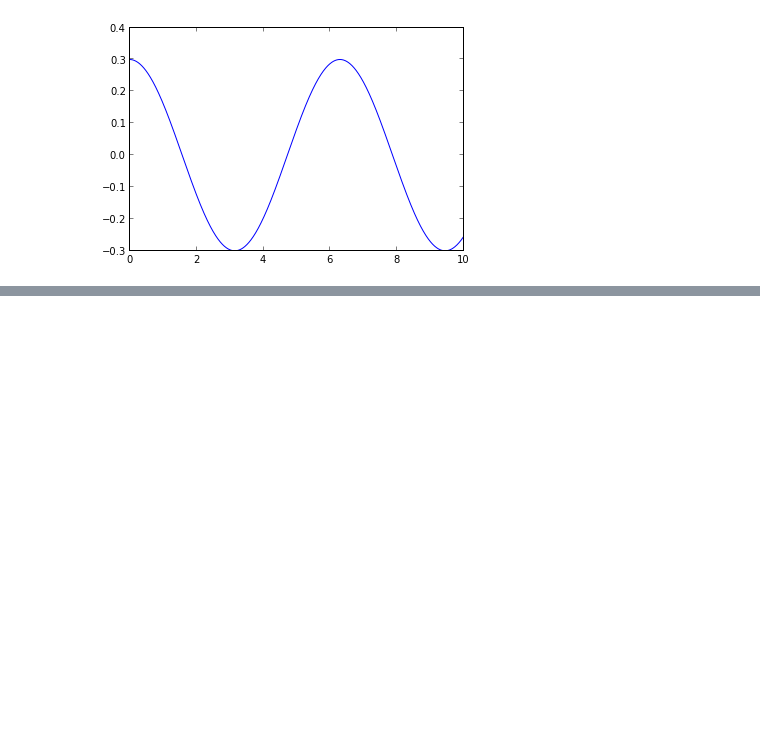
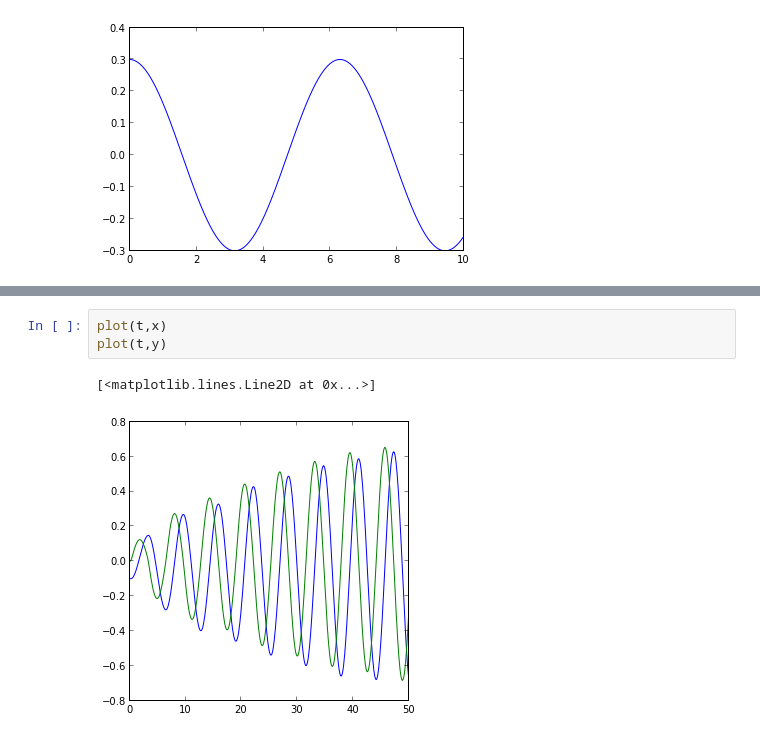
Before and after one commit to daniel-lozano/Aceleradores, a Jupyter notebook: ciclotron .ipynb, the cells around one changed output, grey strips where cells are left out. Saved outputs shown, nothing was run; the diff lists cells and outputs as text; blank space fills up the shorter version.

```diff
--- a/ciclotron .ipynb
+++ b/ciclotron .ipynb
@@ -167,0 +184,6 @@ savefig("ciclo.png")
+# %%
+plot(t,x)
+plot(t,y)
+# %% [output]
+[<matplotlib.lines.Line2D at 0x...>]
+[figure, added]
```
Also changed, not shown: parts of 6 cells of this notebook, 12 other files.
